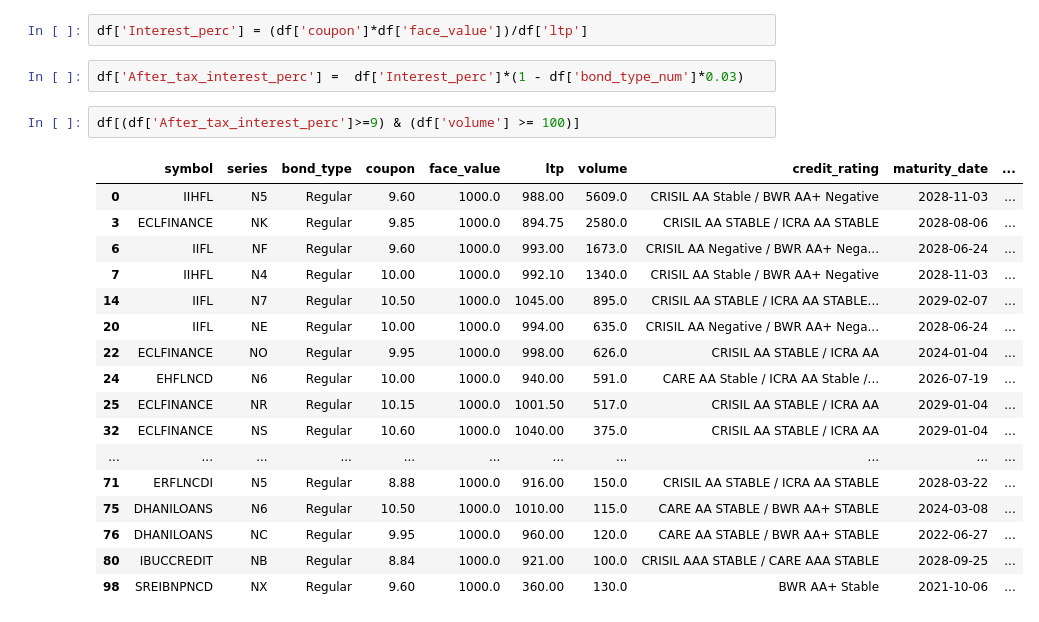
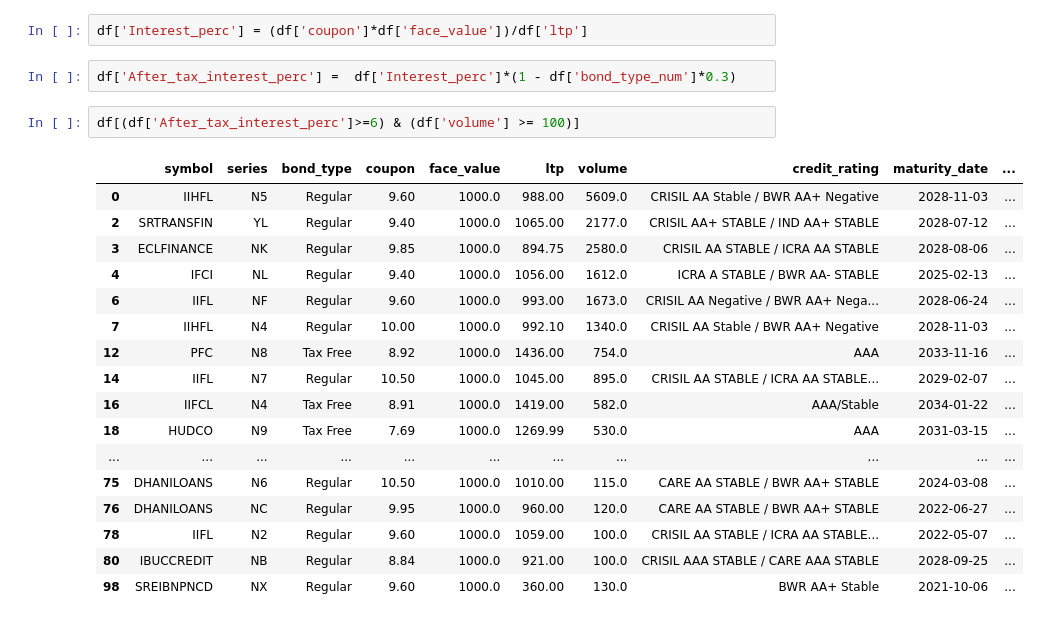
Before and after one commit to shivams289/Kaggle-Projects, a Jupyter notebook: Indian_bonds.ipynb, the cells around one changed output. Saved outputs shown, nothing was run; the diff lists cells and outputs as text.

```diff
--- a/Indian_bonds.ipynb
+++ b/Indian_bonds.ipynb
@@ -66,24 +75,24 @@ df['bond_type_num'] = df['bond_type'].apply(lambda x: 0 if x == "Tax Free" else
 # %%
 df['Interest_perc'] = (df['coupon']*df['face_value'])/df['ltp']
 # %%
-df['After_tax_interest_perc'] =  df['Interest_perc']*(1 - df['bond_type_num']*0.03)
+df['After_tax_interest_perc'] =  df['Interest_perc']*(1 - df['bond_type_num']*0.3)
 # %%
-df[(df['After_tax_interest_perc']>=9) & (df['volume'] >= 100)]
+df[(df['After_tax_interest_perc']>=6) & (df['volume'] >= 100)]
 # %% [output]
 |  | symbol | series | bond_type | coupon | face_value | ltp | volume | credit_rating | maturity_date | ... |
 | 0 | IIHFL | N5 | Regular | 9.60 | 1000.0 | 988.00 | 5609.0 | CRISIL AA Stable / BWR AA+ Negative | 2028-11-03 | ... |
+| 2 | SRTRANSFIN | YL | Regular | 9.40 | 1000.0 | 1065.00 | 2177.0 | CRISIL AA+ STABLE / IND AA+ STABLE | 2028-07-12 | ... |
 | 3 | ECLFINANCE | NK | Regular | 9.85 | 1000.0 | 894.75 | 2580.0 | CRISIL AA STABLE / ICRA AA STABLE | 2028-08-06 | ... |
+| 4 | IFCI | NL | Regular | 9.40 | 1000.0 | 1056.00 | 1612.0 | ICRA A STABLE / BWR AA- STABLE | 2025-02-13 | ... |
 | 6 | IIFL | NF | Regular | 9.60 | 1000.0 | 993.00 | 1673.0 | CRISIL AA Negative / BWR AA+ Nega... | 2028-06-24 | ... |
 | 7 | IIHFL | N4 | Regular | 10.00 | 1000.0 | 992.10 | 1340.0 | CRISIL AA Stable / BWR AA+ Negative | 2028-11-03 | ... |
+| 12 | PFC | N8 | Tax Free | 8.92 | 1000.0 | 1436.00 | 754.0 | AAA | 2033-11-16 | ... |
 | 14 | IIFL | N7 | Regular | 10.50 | 1000.0 | 1045.00 | 895.0 | CRISIL AA STABLE / ICRA AA STABLE... | 2029-02-07 | ... |
-| 20 | IIFL | NE | Regular | 10.00 | 1000.0 | 994.00 | 635.0 | CRISIL AA Negative / BWR AA+ Nega... | 2028-06-24 | ... |
-| 22 | ECLFINANCE | NO | Regular | 9.95 | 1000.0 | 998.00 | 626.0 | CRISIL AA STABLE / ICRA AA | 2024-01-04 | ... |
-| 24 | EHFLNCD | N6 | Regular | 10.00 | 1000.0 | 940.00 | 591.0 | CARE AA Stable / ICRA AA Stable /... | 2026-07-19 | ... |
-| 25 | ECLFINANCE | NR | Regular | 10.15 | 1000.0 | 1001.50 | 517.0 | CRISIL AA STABLE / ICRA AA | 2029-01-04 | ... |
-| 32 | ECLFINANCE | NS | Regular | 10.60 | 1000.0 | 1040.00 | 375.0 | CRISIL AA STABLE / ICRA AA | 2029-01-04 | ... |
+| 16 | IIFCL | N4 | Tax Free | 8.91 | 1000.0 | 1419.00 | 582.0 | AAA/Stable | 2034-01-22 | ... |
+| 18 | HUDCO | N9 | Tax Free | 7.69 | 1000.0 | 1269.99 | 530.0 | AAA | 2031-03-15 | ... |
 | ... | ... | ... | ... | ... | ... | ... | ... | ... | ... | ... |
-| 71 | ERFLNCDI | N5 | Regular | 8.88 | 1000.0 | 916.00 | 150.0 | CRISIL AA STABLE / ICRA AA STABLE | 2028-03-22 | ... |
 | 75 | DHANILOANS | N6 | Regular | 10.50 | 1000.0 | 1010.00 | 115.0 | CARE AA STABLE / BWR AA+ STABLE | 2024-03-08 | ... |
 | 76 | DHANILOANS | NC | Regular | 9.95 | 1000.0 | 960.00 | 120.0 | CARE AA STABLE / BWR AA+ STABLE | 2022-06-27 | ... |
+| 78 | IIFL | N2 | Regular | 9.60 | 1000.0 | 1059.00 | 100.0 | CRISIL AA STABLE / ICRA AA STABLE... | 2022-05-07 | ... |
 | 80 | IBUCCREDIT | NB | Regular | 8.84 | 1000.0 | 921.00 | 100.0 | CRISIL AAA STABLE / CARE AAA STABLE | 2028-09-25 | ... |
 | 98 | SREIBNPNCD | NX | Regular | 9.60 | 1000.0 | 360.00 | 130.0 | BWR AA+ Stable | 2021-10-06 | ... |
```
Also changed, not shown: parts of 14 cells of this notebook.
